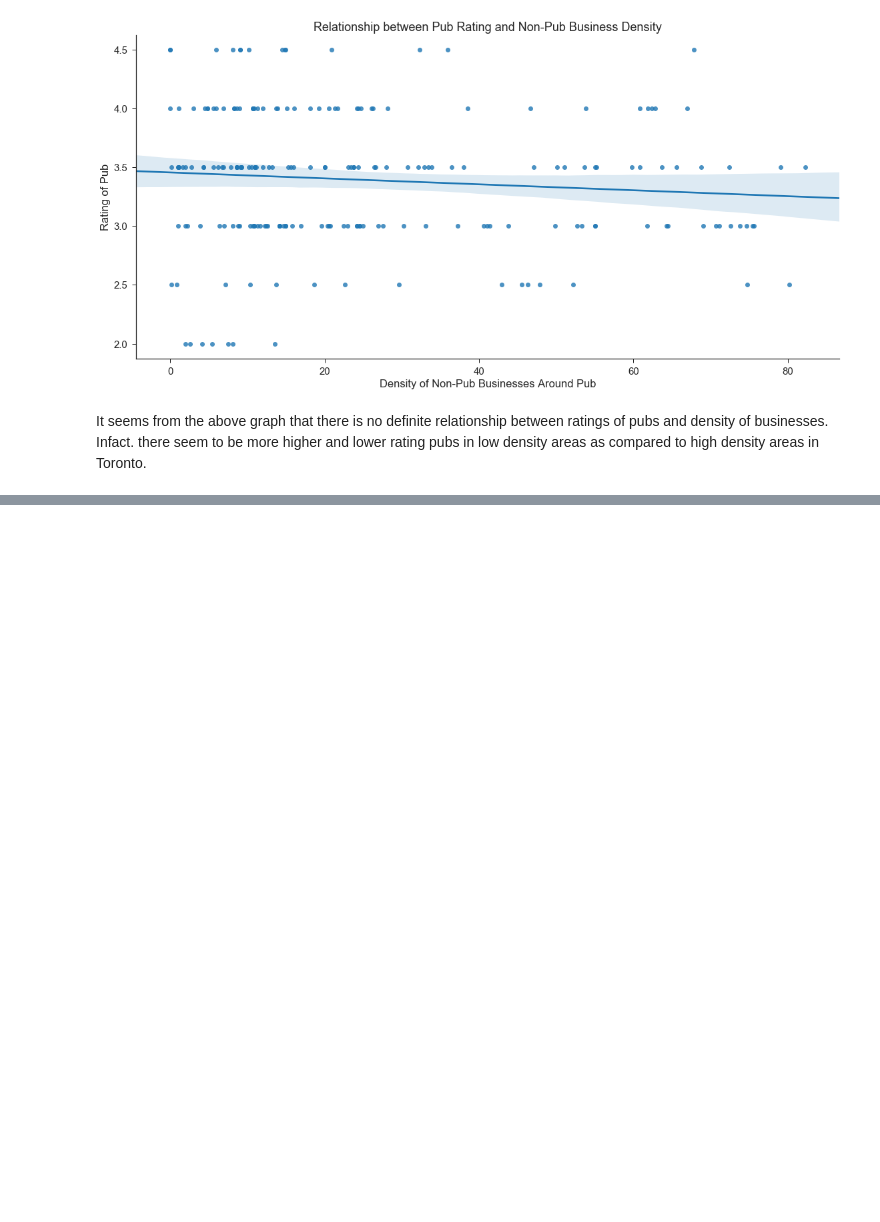
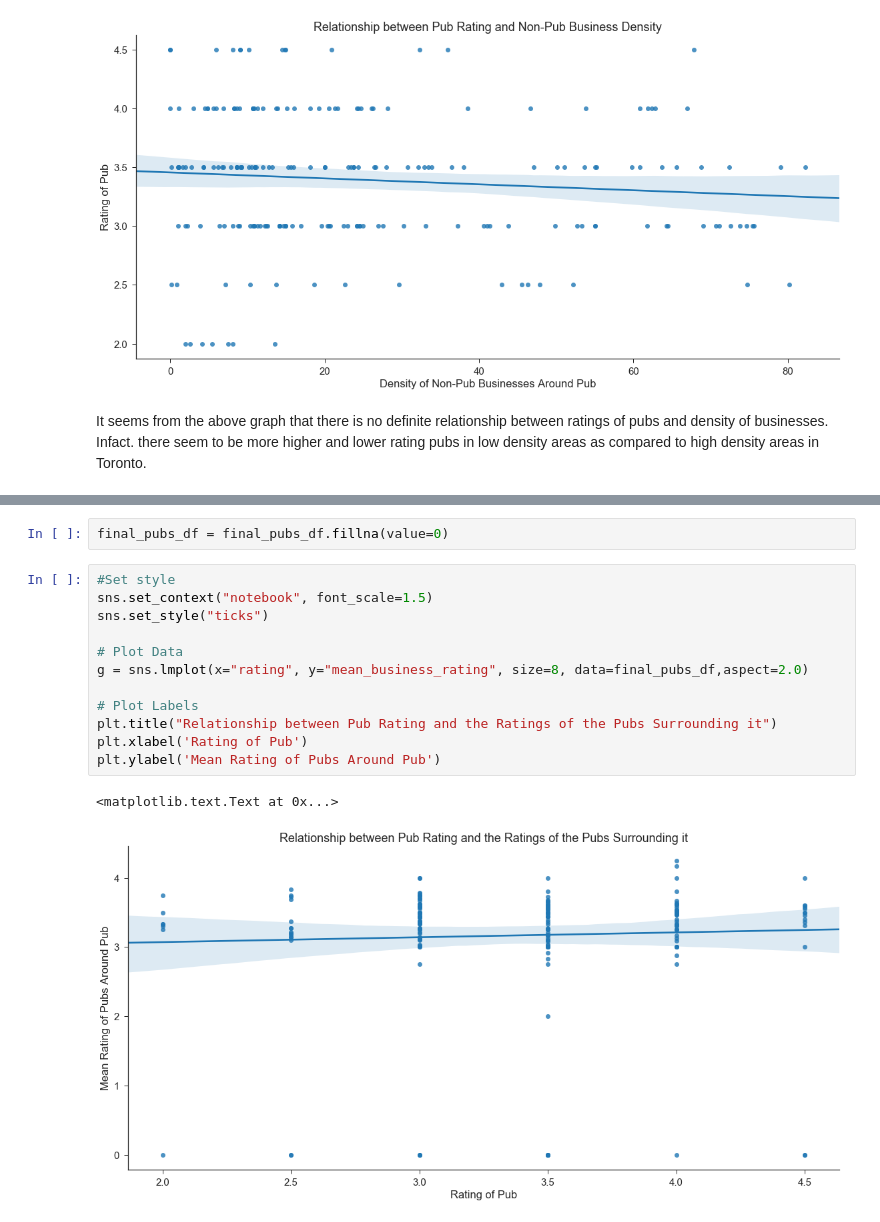
Before and after one commit to shrutirao94/Restaurant-Quality-and-Co-location-in-Toronto, a Jupyter notebook: yelp_analysis_2.ipynb, the cells around one changed output, grey strips where cells are left out. Saved outputs shown, nothing was run; the diff lists cells and outputs as text; blank space fills up the shorter version.

Commit message:
Added code to generate scatterplots

```diff
--- a/yelp_analysis_2.ipynb
+++ b/yelp_analysis_2.ipynb
@@ -128,0 +193,17 @@ It seems from the above graph that there is no definite relationship between rat
+# %%
+final_pubs_df = final_pubs_df.fillna(value=0)
+# %%
+#Set style
+sns.set_context("notebook", font_scale=1.5)
+sns.set_style("ticks")
+
+# Plot Data
+g = sns.lmplot(x="rating", y="mean_business_rating", size=8, data=final_pubs_df,aspect=2.0)
+
+# Plot Labels
+plt.title("Relationship between Pub Rating and the Ratings of the Pubs Surrounding it")
+plt.xlabel('Rating of Pub')
+plt.ylabel('Mean Rating of Pubs Around Pub')
+# %% [output]
+<matplotlib.text.Text at 0x...>
+[figure, added]
```
Also changed, not shown: parts of 6 cells of this notebook.
